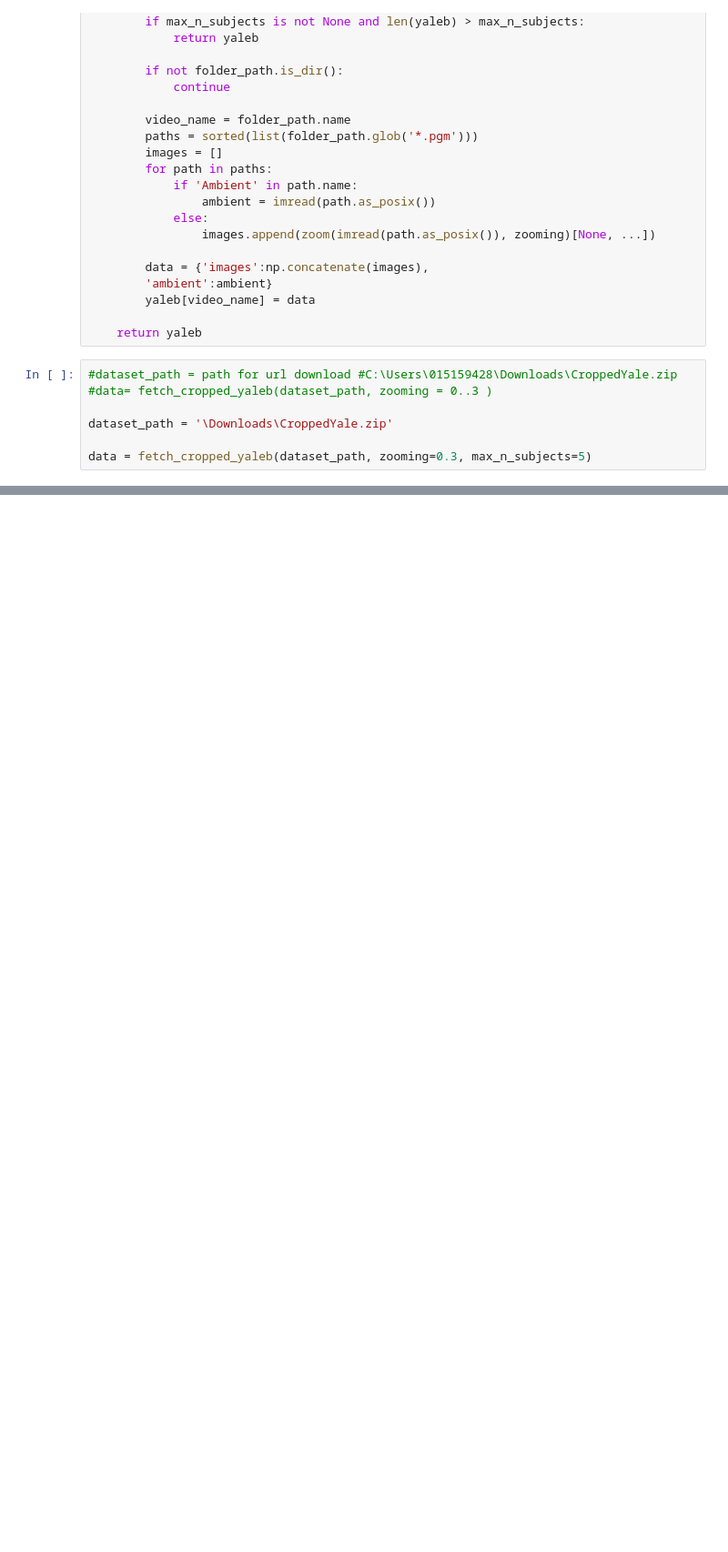
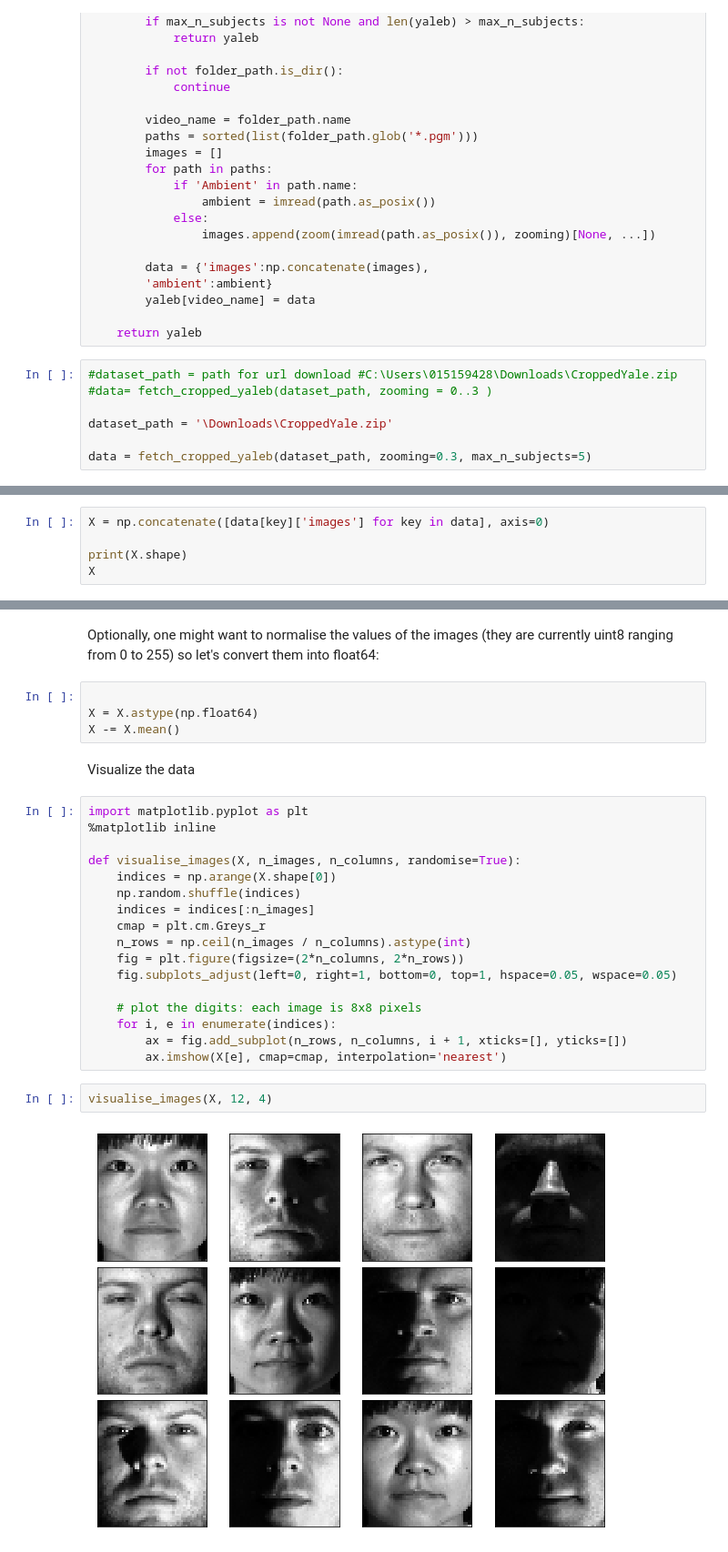
Before and after one commit to hansellperez/MATH578-personal, a Jupyter notebook: Lectures/YaleB__robustPCA.ipynb, the cells around one changed output, grey strips where cells are left out. Shown: that part at 91% size. Cells and saved outputs as stored; diff of their text form; blank space fills up the shorter version.

```diff
--- a/Lectures/YaleB__robustPCA.ipynb
+++ b/Lectures/YaleB__robustPCA.ipynb
@@ -96,0 +84,5 @@ data
+# %%
+X = np.concatenate([data[key]['images'] for key in data], axis=0)
+
+print(X.shape)
+X
@@ -96,0 +165,29 @@ data
+# %% [markdown]
+Optionally, one might want to normalise the values of the images (they are currently uint8 ranging from 0 to 255) so let's convert them into float64:
+# %%
+
+X = X.astype(np.float64)
+X -= X.mean()
+# %% [markdown]
+Visualize the data
+# %%
+import matplotlib.pyplot as plt
+%matplotlib inline
+
+def visualise_images(X, n_images, n_columns, randomise=True):
+    indices = np.arange(X.shape[0])
+    np.random.shuffle(indices)
+    indices = indices[:n_images]
+    cmap = plt.cm.Greys_r
+    n_rows = np.ceil(n_images / n_columns).astype(int)
+    fig = plt.figure(figsize=(2*n_columns, 2*n_rows))
+    fig.subplots_adjust(left=0, right=1, bottom=0, top=1, hspace=0.05, wspace=0.05)
+
+    # plot the digits: each image is 8x8 pixels
+    for i, e in enumerate(indices):
+        ax = fig.add_subplot(n_rows, n_columns, i + 1, xticks=[], yticks=[])
+        ax.imshow(X[e], cmap=cmap, interpolation='nearest')
+# %%
+visualise_images(X, 12, 4)
+# %% [output]
+[figure, added]
```
Also changed, not shown: parts of 6 cells of this notebook.
